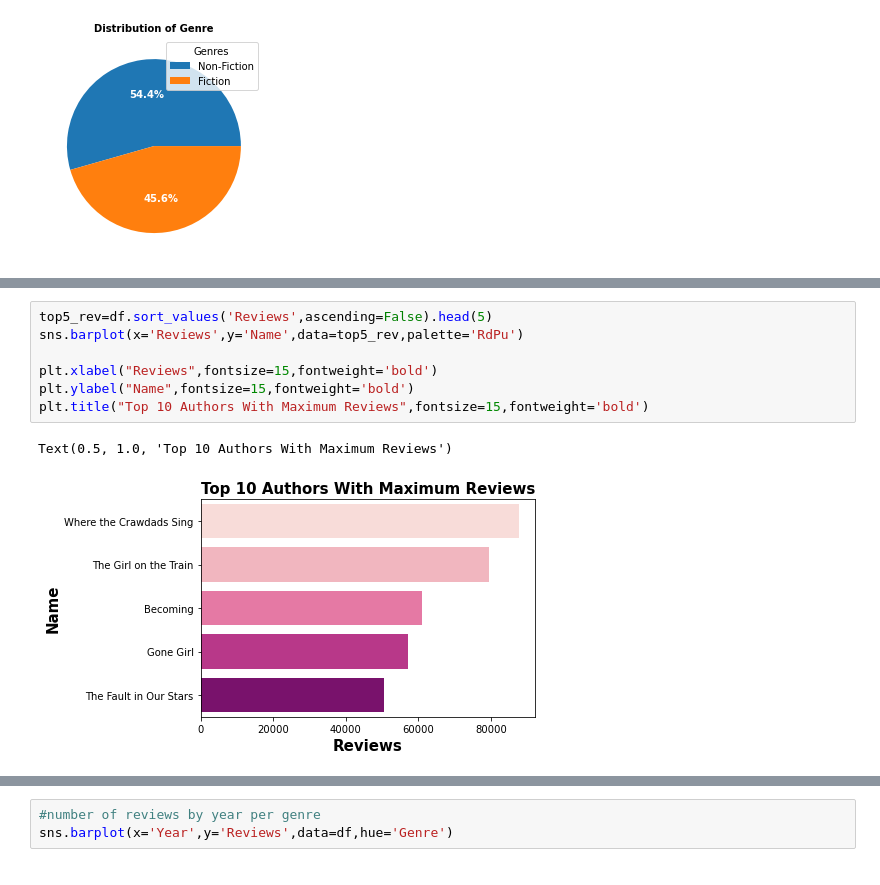
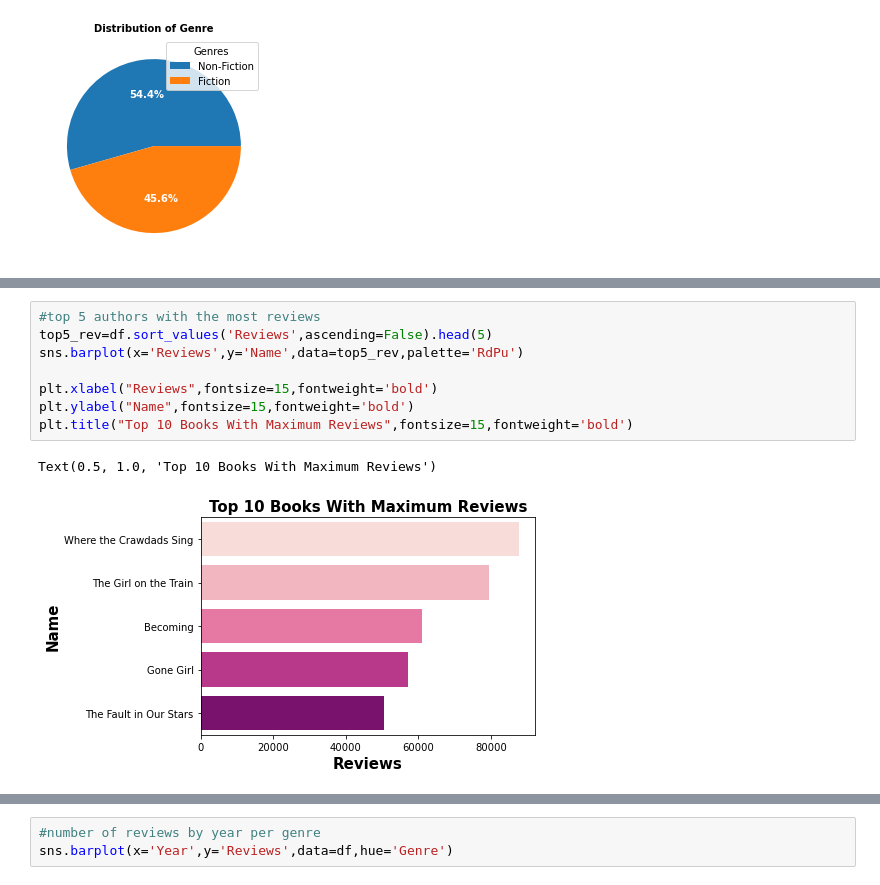
Before and after one commit to BelindaOsei-Tutu/Amazon-Top-50-Bestselling-Books, a Jupyter notebook: Amazon Book Prediction.ipynb, the cells around one changed output, grey strips where cells are left out. Cells and saved outputs as stored; diff of their text form.

```diff
--- a/Amazon Book Prediction.ipynb
+++ b/Amazon Book Prediction.ipynb
@@ -252,11 +254,12 @@ Text(0.5, 1.0, 'Top 5 Authors')
 # %%
+#top 5 authors with the most reviews
 top5_rev=df.sort_values('Reviews',ascending=False).head(5)
 sns.barplot(x='Reviews',y='Name',data=top5_rev,palette='RdPu')
 
 plt.xlabel("Reviews",fontsize=15,fontweight='bold')
 plt.ylabel("Name",fontsize=15,fontweight='bold')
-plt.title("Top 10 Authors With Maximum Reviews",fontsize=15,fontweight='bold')
+plt.title("Top 10 Books With Maximum Reviews",fontsize=15,fontweight='bold')
 # %% [output]
-Text(0.5, 1.0, 'Top 10 Authors With Maximum Reviews')
+Text(0.5, 1.0, 'Top 10 Books With Maximum Reviews')
-[figure, old version]
+[figure, new version]
 # %%
```
Also changed, not shown: parts of 4 cells of this notebook.
